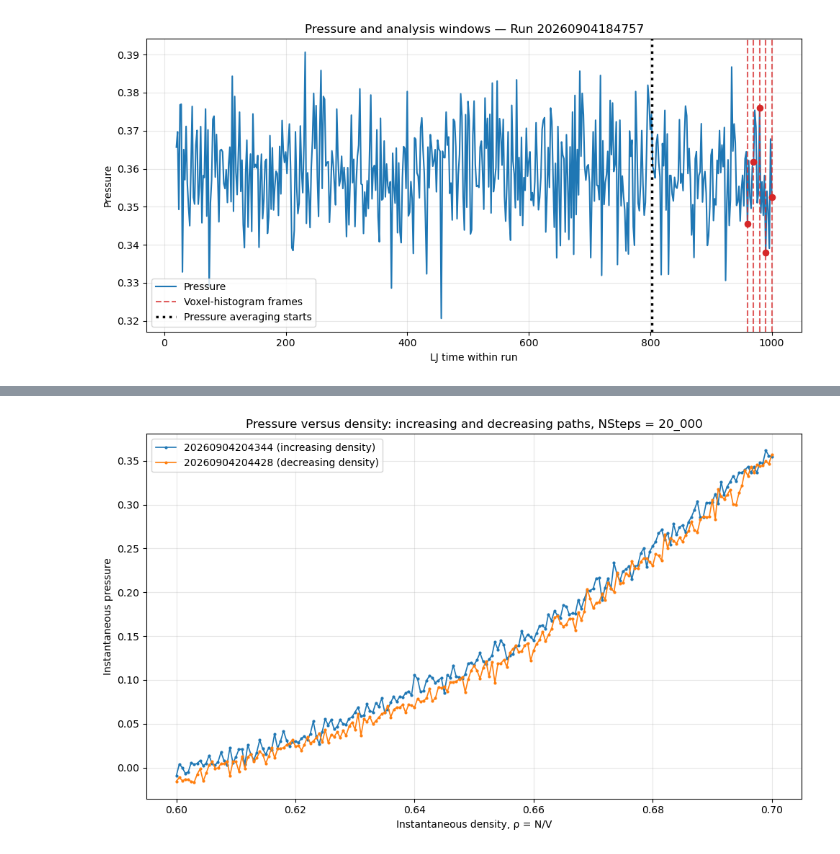
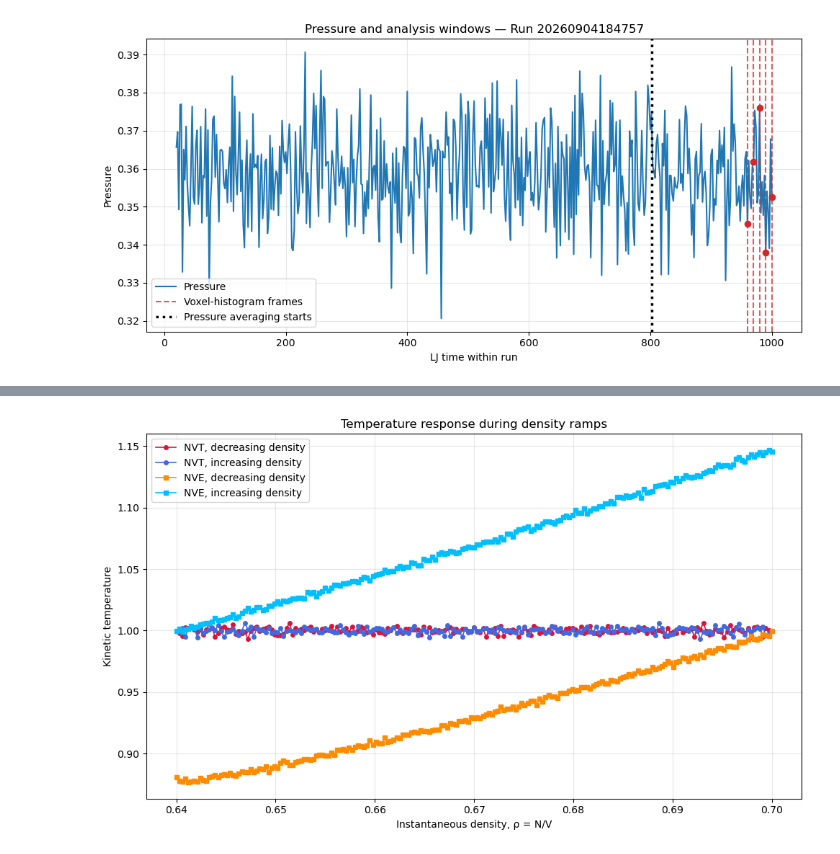
Before and after one commit to SBC-Collaboration/MDsims, a Jupyter notebook: Sandbox.ipynb, the cells around one changed output, grey strips where cells are left out. Saved outputs shown, nothing was run; the diff lists cells and outputs as text; code cells hidden in the pictures.

```diff
--- a/Sandbox.ipynb
+++ b/Sandbox.ipynb
@@ -332,43 +311,36 @@ plt.show()
-# %%
-import matplotlib.pyplot as plt
-from md_Helpers import open_run
-
-run_ids = [
-    "20260904204344",
-    "20260904204428",
-]
-
-fig, ax = plt.subplots(figsize=(10, 6))
-
-for run_id in run_ids:
-    logs = open_run(run_id).logs_dataframe()
-
-    # Instantaneous density at every log point
-    density = logs["num_particles"] / logs["volume"]
-    pressure = logs["pressure"]
-
-    direction = (
-        "increasing density"
-        if density.iloc[-1] > density.iloc[0]
-        else "decreasing density"
-    )
-
-    ax.plot(
-        density,
-        pressure,
-        marker=".",
-        markersize=4,
-        linewidth=1.2,
-        label=f"{run_id} ({direction})",
-    )
-
-ax.set_xlabel("Instantaneous density, ρ = N/V")
-ax.set_ylabel("Instantaneous pressure")
-ax.set_title("Pressure versus density: increasing and decreasing paths, NSteps = 20_000")
-ax.grid(alpha=0.3)
-ax.legend()
-
-plt.tight_layout()
-plt.show()
-# %% [output]
-[figure, removed]
+# %%
+fig, ax = plt.subplots(figsize=(10, 6))
+
+for ensemble, run_ids in runs.items():
+    for run_id in run_ids:
+        logs = open_run(run_id).logs_dataframe()
+
+        density = logs["num_particles"] / logs["volume"]
+        temperature = logs["kinetic_temperature"]
+
+        direction = (
+            "increasing density"
+            if density.iloc[-1] > density.iloc[0]
+            else "decreasing density"
+        )
+
+        ax.plot(
+            density,
+            temperature,
+            color=colors[(ensemble, direction)],
+            marker=ensemble_markers[ensemble],
+            markersize=4,
+            linewidth=1.2,
+            label=f"{ensemble}, {direction}",
+        )
+
+ax.set_xlabel("Instantaneous density, ρ = N/V")
+ax.set_ylabel("Kinetic temperature")
+ax.set_title("Temperature response during density ramps")
+ax.grid(alpha=0.3)
+ax.legend()
+
+plt.tight_layout()
+plt.show()
+# %% [output]
+[figure, added]
```
Also changed, not shown: parts of 7 cells of this notebook, 14 other files.
